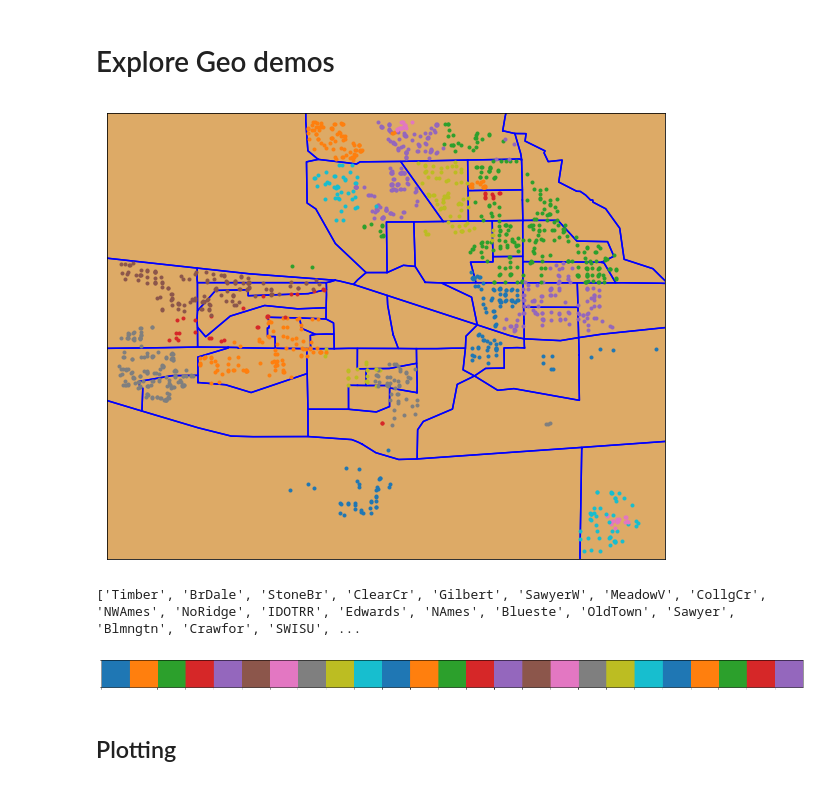
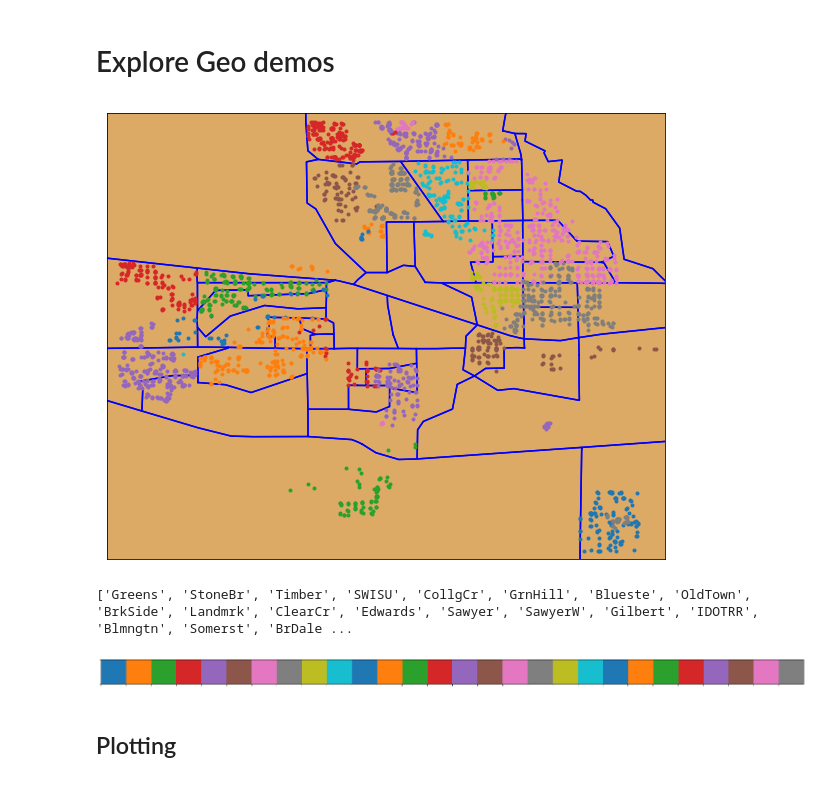
Before and after one commit to CpuKnows/CS-412-Class-Project, a Jupyter notebook: src/Adding geo demos to datasets.ipynb, the cells around one changed output. Cells and saved outputs as stored; diff of their text form; code cells hidden in the pictures.

```diff
--- a/src/Adding geo demos to datasets.ipynb
+++ b/src/Adding geo demos to datasets.ipynb
@@ -167,6 +210,7 @@ test_df.to_csv('../data/intermediate/test_with_geodemo.csv', index=False)
 import seaborn as sns
 import random
 # %%
+ames_df = pd.read_csv('../data/intermediate/AmesHousing_with_geodemo.csv')
 train_df = pd.read_csv('../data/intermediate/train_with_geodemo.csv')
 test_df = pd.read_csv('../data/intermediate/test_with_geodemo.csv')
 # %%
@@ -188,22 +232,22 @@ for info, shape in zip(iowa_map.iowa_info, iowa_map.iowa):
         iowa_map.plot(x, y, marker=None,color='b')
 
 # Map a point
-neighborhoods = train_df.Neighborhood.unique().tolist()
+neighborhoods = ames_df.Neighborhood.unique().tolist()
 random.shuffle(neighborhoods)
-colors = sns.color_palette(n_colors=25)
+colors = sns.color_palette(n_colors=28)
 
-for row in train_df[['Neighborhood', 'Longitude', 'Latitude']].iterrows():
+for row in ames_df[['Neighborhood', 'Longitude', 'Latitude']].iterrows():
     neighborhood, lon, lat = row[1]['Neighborhood'], row[1]['Longitude'], row[1]['Latitude']
     iowa_map.plot(lon, lat, marker='.',color=colors[neighborhoods.index(neighborhood)])
 
 plt.show()
 # %% [output]
-[figure, old version]
+[figure, new version]
 # %%
 print(neighborhoods)
-sns.palplot(sns.color_palette(n_colors=25))
+sns.palplot(sns.color_palette(n_colors=28))
 plt.show()
 # %% [output]
-['Timber', 'BrDale', 'StoneBr', 'ClearCr', 'Gilbert', 'SawyerW', 'MeadowV', 'CollgCr', 'NWAmes', 'NoRidge', 'IDOTRR', 'Edwards', 'NAmes', 'Blueste', 'OldTown', 'Sawyer', 'Blmngtn', 'Crawfor', 'SWISU', ...
+['Greens', 'StoneBr', 'Timber', 'SWISU', 'CollgCr', 'GrnHill', 'Blueste', 'OldTown', 'BrkSide', 'Landmrk', 'ClearCr', 'Edwards', 'Sawyer', 'SawyerW', 'Gilbert', 'IDOTRR', 'Blmngtn', 'Somerst', 'BrDale ...
-[figure, old version]
+[figure, new version]
 # %%
```
Also changed, not shown: parts of 13 cells of this notebook, 2 other files.
